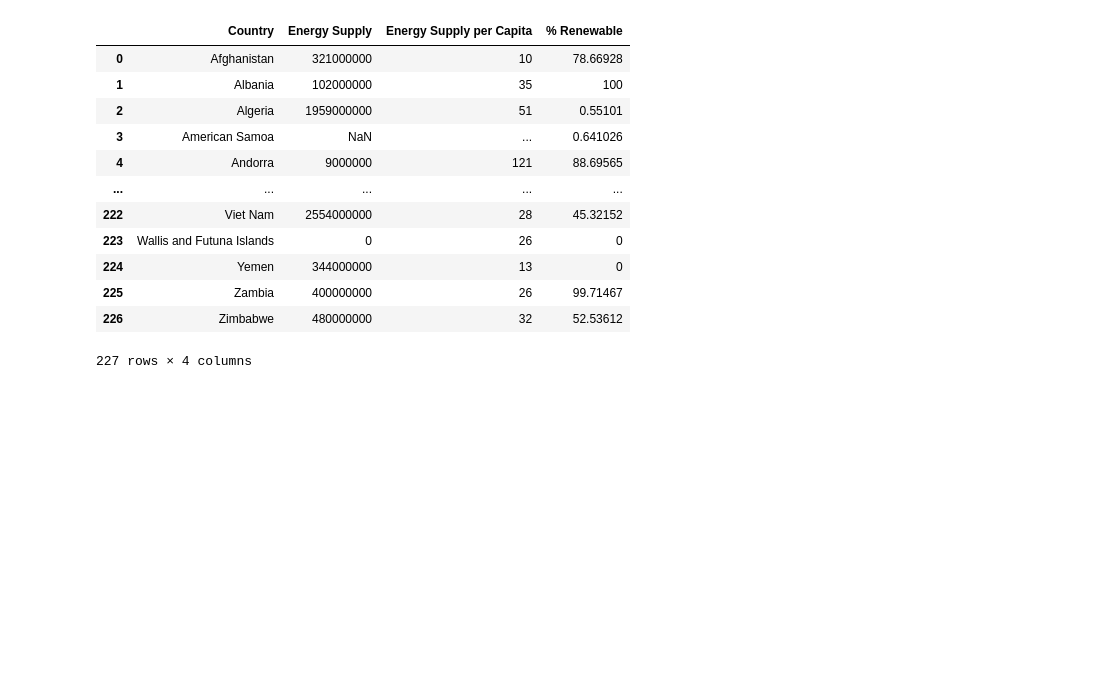
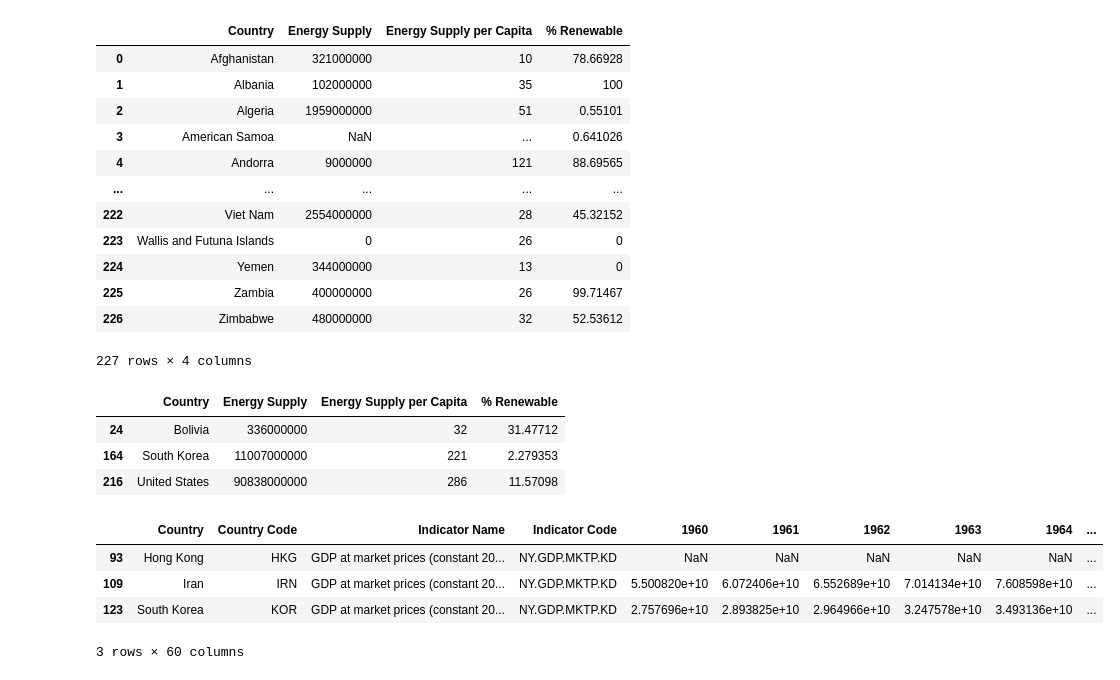
Before and after one commit to osoldatko/pythonKHPI, a Jupyter notebook: Lab1.ipynb, the cells around one changed output. Cells and saved outputs as stored; diff of their text form; code cells hidden in the pictures; blank space fills up the shorter version.

```diff
--- a/Lab1.ipynb
+++ b/Lab1.ipynb
@@ -63,3 +73,30 @@ df
 | 225 | Zambia | 400000000 | 26 | 99.71467 |
 | 226 | Zimbabwe | 480000000 | 32 | 52.53612 |
 227 rows × 4 columns
+# %%
+df['Country'] = df['Country'].str.replace(r"\s*\([^()]*\)", "", regex=True).str.strip()
+df['Country'] = df['Country'].str.replace(r"\d+", "", regex=True)
+df['Country'] = df['Country'].str.replace('Republic of Korea', 'South Korea')
+df['Country'] = df['Country'].str.replace('United States of America', 'United States')
+df['Country'] = df['Country'].str.replace('United Kingdom of Great Britain and Northern Ireland', 'United Kingdom')
+df['Country'] = df['Country'].str.replace('China, Hong Kong Special Administrative Region', 'Hong Kong')
+df.loc[df['Country'].isin(['South Korea', 'United States', 'Bolivia'])]
+# %% [output]
+|  | Country | Energy Supply | Energy Supply per Capita | % Renewable |
+| 24 | Bolivia | 336000000 | 32 | 31.47712 |
+| 164 | South Korea | 11007000000 | 221 | 2.279353 |
+| 216 | United States | 90838000000 | 286 | 11.57098 |
+# %%
+GPD = pd.read_csv('C:/Users/Olexandr Polum_ya/Desktop/KHPI/Python/gpd.csv', skiprows = 4)
+GPD = GPD.rename(columns={'Country Name': 'Country'})
+GPD.loc[:, 'Country'].replace({
+    "Korea, Rep.": "South Korea",
+    "Iran, Islamic Rep.": "Iran",
+    "Hong Kong SAR, China": "Hong Kong"},inplace = True)
+GPD[(GPD['Country'] == "South Korea") | (GPD['Country'] == "Iran") | (GPD['Country'] == "Hong Kong")]
+# %% [output]
+|  | Country | Country Code | Indicator Name | Indicator Code | 1960 | 1961 | 1962 | 1963 | 1964 | ... |
+| 93 | Hong Kong | HKG | GDP at market prices (constant 20... | NY.GDP.MKTP.KD | NaN | NaN | NaN | NaN | NaN | ... |
+| 109 | Iran | IRN | GDP at market prices (constant 20... | NY.GDP.MKTP.KD | 5.500820e+10 | 6.072406e+10 | 6.552689e+10 | 7.014134e+10 | 7.608598e+10 | ... |
+| 123 | South Korea | KOR | GDP at market prices (constant 20... | NY.GDP.MKTP.KD | 2.757696e+10 | 2.893825e+10 | 2.964966e+10 | 3.247578e+10 | 3.493136e+10 | ... |
+3 rows × 60 columns
```
Also changed, not shown: parts of 13 cells of this notebook.
